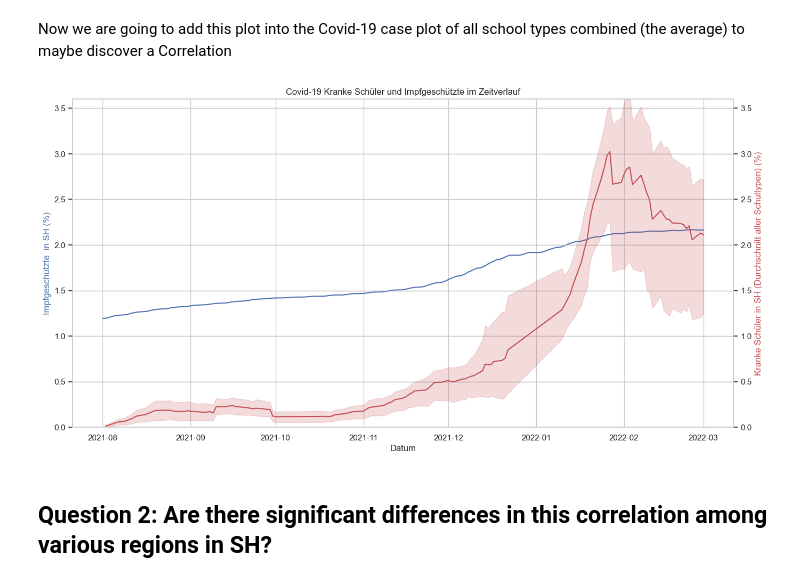
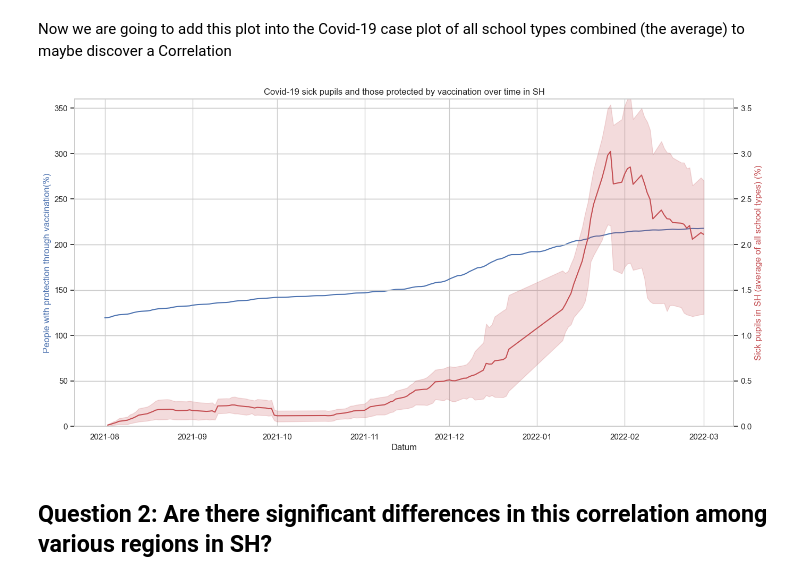
Before and after one commit to JanBaumgart/Jan_MADE, a Jupyter notebook: project/data_exploration.ipynb, the cells around one changed output. Cells and saved outputs as stored; diff of their text form; code cells hidden in the pictures.

```diff
--- a/project/data_exploration.ipynb
+++ b/project/data_exploration.ipynb
@@ -318,15 +324,15 @@ Now that we have the proportion of sick pupil over the school year, we now merge
 
 For that we first need to get the portion for people in SH that are vaccinated.
 # %%
-# Annahme: Eine Impfung Schützt 12 Monate (12*30). Quelle:
+# Annahme: Eine Impfung Schützt 12 Monate (365 tage). Quelle:
 # https://www.rki.de/SharedDocs/FAQ/COVID-Impfen/FAQ_Liste_Wirksamkeit.html#:~:text=Daten%20weisen%20darauf%20hin%2C%20dass,Erkrankung%20mindestens%2012%20Monate%20anh%C3%A4lt.
 
 # Die Teilung basiert auf der aktuelsten bekannten Einwohnerzahl in SH
-df4['Impfgeschützte (%)'] = df4['Anzahl'].rolling(window=12*30, min_periods=1).sum()/2897000
+df4['Impfgeschützte (%)'] = df4['Anzahl'].rolling(window=365, min_periods=1).sum()/2897000*100
 
 
 # Anzeige des aktualisierten DataFrame
-df4.head(-10)
+df4.head(20)
 # %% [output]
 |  | Anzahl | Impfgeschützte (%) |
 | Impfdatum |  |  |
@@ -362,25 +372,25 @@ Now we are going to add this plot into the Covid-19 case plot of all school type
 # %%
 # Erstelle einen Plot
 plt.figure(figsize=(16, 8))
 
 # Plot für 'Impfgeschützte'
 seab.lineplot(data=df4_timespan, x=df4_timespan.index, y='Impfgeschützte (%)', color='b')
-plt.ylim(0, 3.6)
-plt.ylabel('Impfgeschützte  in SH (%)', color='b')
+plt.ylim(0, 360)
+plt.ylabel('People with protection through vaccination(%)', color='b')
 plt.xlabel('Datum')
-plt.title('Covid-19 Kranke Schüler und Impfgeschützte im Zeitverlauf')
+plt.title('Covid-19 sick pupils and those protected by vaccination over time in SH')
 
 # Erstelle eine zweite y-Achse
 ax2 = plt.twinx()
 
 # Plot für 'Kranke Schüler'
 seab.lineplot(data=merged_df2_3, x=merged_df2_3.index, y='Kranke Schüler (%)', color='r')
 ax2.set_ylim(0, 3.6)
-ax2.set_ylabel('Kranke Schüler in SH (Durchschnitt aller Schultypen) (%)', color='r')
+ax2.set_ylabel('Sick pupils in SH (average of all school types) (%)', color='r')
 
 plt.show()
 # %% [output]
-[figure, old version]
+[figure, new version]
 # %% [markdown]
 ## Question 2: Are there significant differences in this correlation among various regions in SH?
 # %% [markdown]
```
Also changed, not shown: parts of 10 cells of this notebook, 1 other file.
